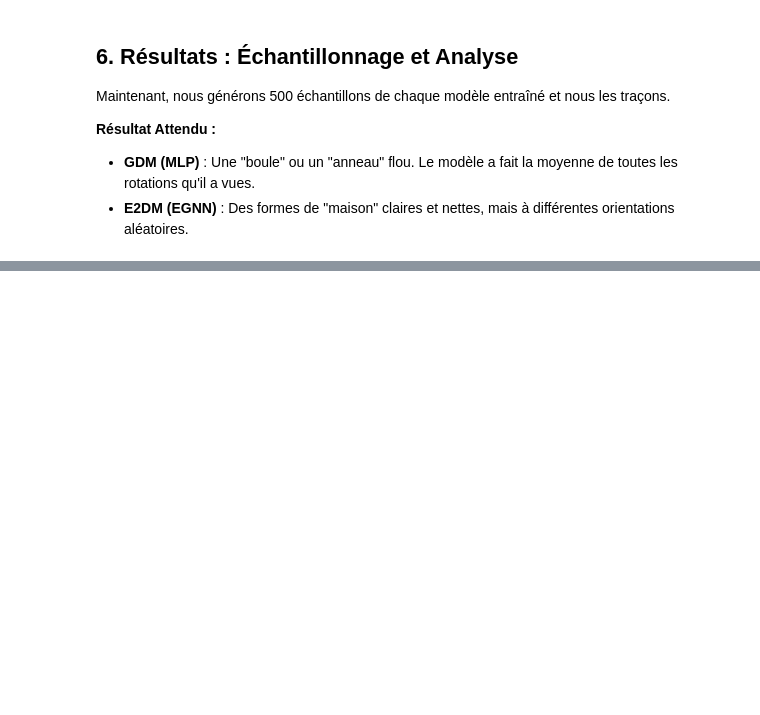
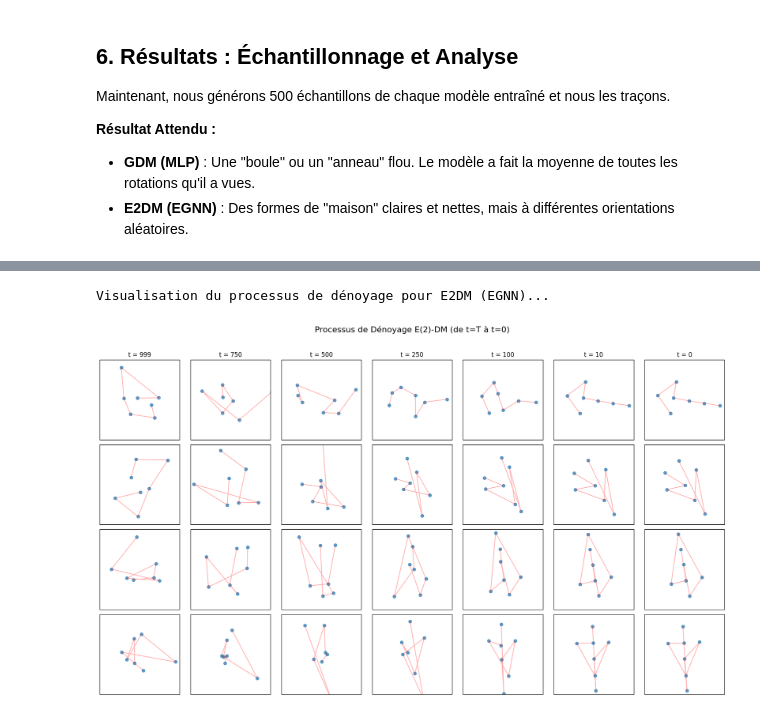
Before and after one commit to mdb0/Equivariant-Diffusion-for-Molecule-Generation-in-3D, a Jupyter notebook: toy_exemple.ipynb, the cells around one changed output, grey strips where cells are left out. Cells and saved outputs as stored; diff of their text form; code cells hidden in the pictures; blank space fills up the shorter version.

```diff
--- a/toy_exemple.ipynb
+++ b/toy_exemple.ipynb
@@ -341,6 +345,6 @@ gdm param count : 24426
 # %%
 # Paramètres d'entraînement
-MAX_ITER = 10001
+MAX_ITER = 20001
 BATCH_SIZE = 128
 LR = 1e-4
 
@@ -506,0 +477,69 @@ plt.legend()
+# %%
+print("Visualisation du processus de dénoyage pour E2DM (EGNN)...")
+
+# Paramètres
+sample_steps = [999, 750, 500, 250, 100, 10, 0] # Timesteps à sauvegarder
+num_samples_to_plot = 4
+history = {step: [] for step in sample_steps}
+
+# -- Boucle de sampling modifiée pour sauvegarder les étapes --
+e2dm_model.eval()
+x = torch.randn(num_samples_to_plot, N, 2, device=device)
+x = x - torch.mean(x, dim=1, keepdim=True)
+
+for t in reversed(range(0, e2dm_model.T)): # Loop de T-1 à 0
+    if t in sample_steps:
+        history[t].append(x.cpu().detach())
+
+    t_tensor = torch.full((num_samples_to_plot, 1), t+1, device=device).float() # t+1 car on prédit de t à t-1
+
+    with torch.no_grad():
+        dx = e2dm_model.forward(x, t_tensor)
+
+    t_idx = t + 1
+    s_idx = t
+
+    alpha_t = e2dm_model.alpha[t_idx]
+    omega_t = e2dm_model.omega[t_idx]
+    sqrt_omega_t = e2dm_model.sqrt_omega[t_idx]
+    alpha_s = e2dm_model.alpha[s_idx]
+    omega_s = e2dm_model.omega[s_idx]
+
+    alpha_ts = alpha_t / alpha_s
+    omega_ts = (omega_t - alpha_ts**2 * omega_s).clamp(min=1e-8)
+    omega_t_s_sq = (omega_ts * omega_s) / omega_t
+    omega_t_s = torch.sqrt(omega_t_s_sq.clamp(min=1e-8))
+
+    eps_x = 0.0
+    if t > 0:
+        eps_x = torch.randn_like(x)
+        eps_x = eps_x - torch.mean(eps_x, dim=1, keepdim=True)
+
+    term1 = x / alpha_ts
+    term2 = (omega_ts / (alpha_ts * sqrt_omega_t)) * dx
+    term3 = omega_t_s * eps_x
+    x = term1 - term2 + term3
+
+# -- Tracer l'historique --
+fig, axes = plt.subplots(num_samples_to_plot, len(sample_steps), figsize=(len(sample_steps) * 2.5, num_samples_to_plot * 2.5))
+fig.suptitle("Processus de Dénoyage E(2)-DM (de t=T à t=0)", fontsize=16, y=1.02)
+
+for i in range(num_samples_to_plot):
+    for j, t in enumerate(sample_steps):
+        ax = axes[i, j]
+        sample_at_t = history[t][0][i] # Prend le i-ème échantillon du batch
+        ax.scatter(sample_at_t[:, 0], sample_at_t[:, 1], alpha=0.7)
+        ax.plot(sample_at_t[:, 0], sample_at_t[:, 1], '-r', alpha=0.3)
+        ax.set_aspect('equal')
+        ax.set_xlim(-2.5, 2.5)
+        ax.set_ylim(-2.5, 2.5)
+        ax.set_xticks([])
+        ax.set_yticks([])
+        if i == 0:
+            ax.set_title(f"t = {t}")
+
+plt.tight_layout()
+plt.show()
+# %% [output]
+Visualisation du processus de dénoyage pour E2DM (EGNN)...
+[figure, added]
```
Also changed, not shown: parts of 8 cells of this notebook, 2 other files.
